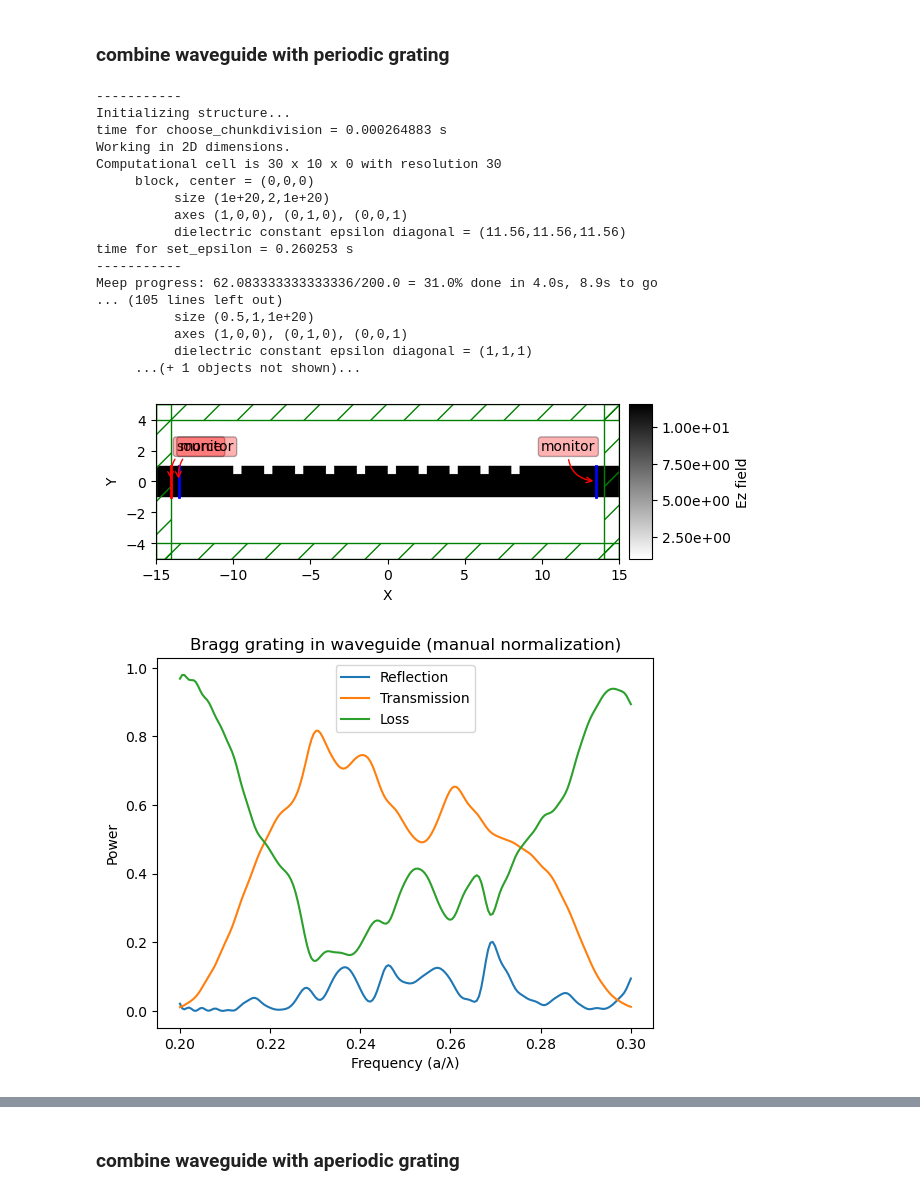
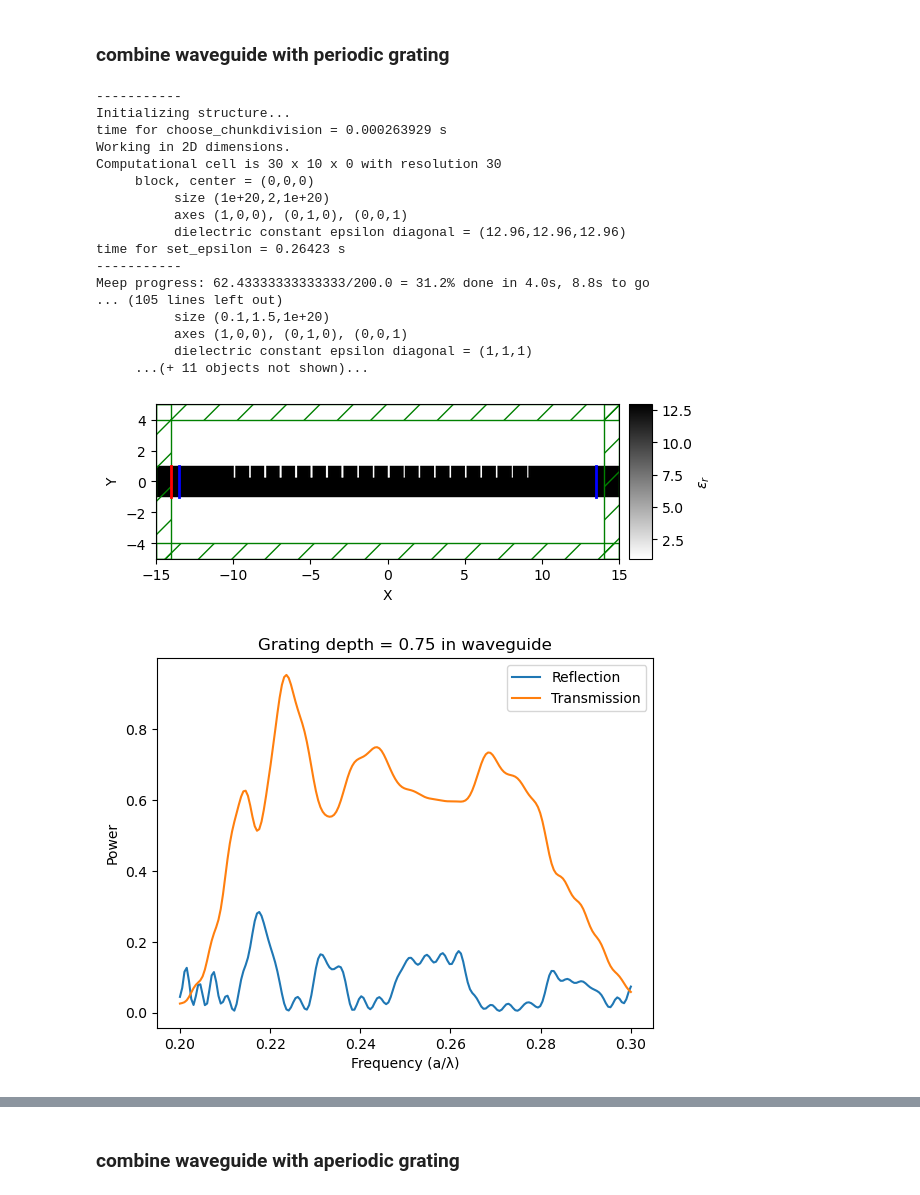
Before and after one commit to zhou277/Semiconductor_laser, a Jupyter notebook: 2_Bragg_reflection.ipynb, the cells around one changed output, grey strips where cells are left out. Drawn from its saved outputs; the diff is of its cells as text; code cells hidden in the pictures.

```diff
--- a/2_Bragg_reflection.ipynb
+++ b/2_Bragg_reflection.ipynb
@@ -1035,7 +1035,7 @@ dpml = 1.0
 cell = mp.Vector3(sx, sy, 0)
 
 waveguide_width = 2.0
-n_core = 3.4
+n_core = 3.6
 n_clad = 1.44
 
 fcen = 0.25   # 中心频率 (a/λ)
@@ -1087,10 +1087,11 @@ inc_tran = np.array(mp.get_fluxes(tran))   # 入射功率（透射面测得）
 grating_length = 20
 
 # bragg condition
-target_lambda = 1/fcen*n_core
-period = target_lambda/(2*n_core)
+# target_lambda = 1/fcen*n_core
+# period = target_lambda/(2*n_core)
+period = 1
 n_periods = int(grating_length/period)
-w_low = 0.5
+w_low = 0.1
 
 geometry_grating = [
     mp.Block(mp.Vector3(mp.inf, waveguide_width, mp.inf),
@@ -1101,7 +1102,7 @@ geometry_grating = [
 for i in range(n_periods):
     x_start = -grating_length/2 + i*period
     geometry_grating.append(
-        mp.Block(size=mp.Vector3(w_low, waveguide_width/2, mp.inf),
+        mp.Block(size=mp.Vector3(w_low, waveguide_width/2+0.5, mp.inf),
                  center=mp.Vector3(x_start + w_low/2, waveguide_width/2),
                  material=mp.air)
     )
@@ -1111,6 +1112,11 @@ sim = mp.Simulation(cell_size=cell,
                     geometry=geometry_grating,
                     sources=sources,
                     resolution=resolution)
+# sim = mp.Simulation(cell_size=cell,
+#                     boundary_layers=pml_layers,
+#                     geometry=geometry_ref,
+#                     sources=sources,
+#                     resolution=resolution)
 
 refl = sim.add_flux(fcen, df, nfreq, refl_fr)
 tran = sim.add_flux(fcen, df, nfreq, tran_fr)
@@ -1120,50 +1126,42 @@ sim.run(mp.at_beginning(mp.output_epsilon), until=400)
 refl_with = np.array(mp.get_fluxes(refl))
 tran_with = np.array(mp.get_fluxes(tran))
 sim.plot2D(eps_parameters={'colorbar':True},  # 显示介电常数的 colorbar},
-           colorbar_parameters={
-               "label": "Ez field",           # 设置colorbar标题
-               "orientation": "vertical",     # 垂直显示
-               "position": "right",           # 放在图的右侧
-               "size": "5%",                  # colorbar的宽度
-               "pad": "2%",                   # colorbar和图之间的距离
-               "format": "{x:.2e}"            # 科学计数法显示刻度
-           },
-           labels=True)
+           )
 
 # ----------------------------------------------------
 # (3) 手动归一化计算 R, T, Loss
 # ----------------------------------------------------
 R = -(refl_with - inc_refl) / inc_refl
 T = tran_with / inc_tran
-Loss = 1 - R - T
+# Loss = 1 - R - T
 
 # === 绘图 ===
 plt.figure()
 plt.plot(freqs, R, label="Reflection")
 plt.plot(freqs, T, label="Transmission")
-plt.plot(freqs, Loss, label="Loss")
+# plt.plot(freqs, Loss, label="Loss")
 plt.xlabel("Frequency (a/λ)")
 plt.ylabel("Power")
-plt.title("Bragg grating in waveguide (manual normalization)")
+plt.title(f"Grating depth = 0.75 in waveguide")
 plt.legend()
 plt.show()
 # %% [output]
 -----------
 Initializing structure...
-time for choose_chunkdivision = 0.000264883 s
+time for choose_chunkdivision = 0.000263929 s
 Working in 2D dimensions.
 Computational cell is 30 x 10 x 0 with resolution 30
      block, center = (0,0,0)
           size (1e+20,2,1e+20)
           axes (1,0,0), (0,1,0), (0,0,1)
-          dielectric constant epsilon diagonal = (11.56,11.56,11.56)
-time for set_epsilon = 0.260253 s
+          dielectric constant epsilon diagonal = (12.96,12.96,12.96)
+time for set_epsilon = 0.26423 s
 -----------
-Meep progress: 62.083333333333336/200.0 = 31.0% done in 4.0s, 8.9s to go
+Meep progress: 62.43333333333333/200.0 = 31.2% done in 4.0s, 8.8s to go
 ... (105 lines left out)
-          size (0.5,1,1e+20)
+          size (0.1,1.5,1e+20)
           axes (1,0,0), (0,1,0), (0,0,1)
           dielectric constant epsilon diagonal = (1,1,1)
-     ...(+ 1 objects not shown)...
+     ...(+ 11 objects not shown)...
-[figure, old version]
+[figure, new version]
-[figure, old version]
+[figure, new version]
```
Also changed, not shown: parts of 1 cell of this notebook.
